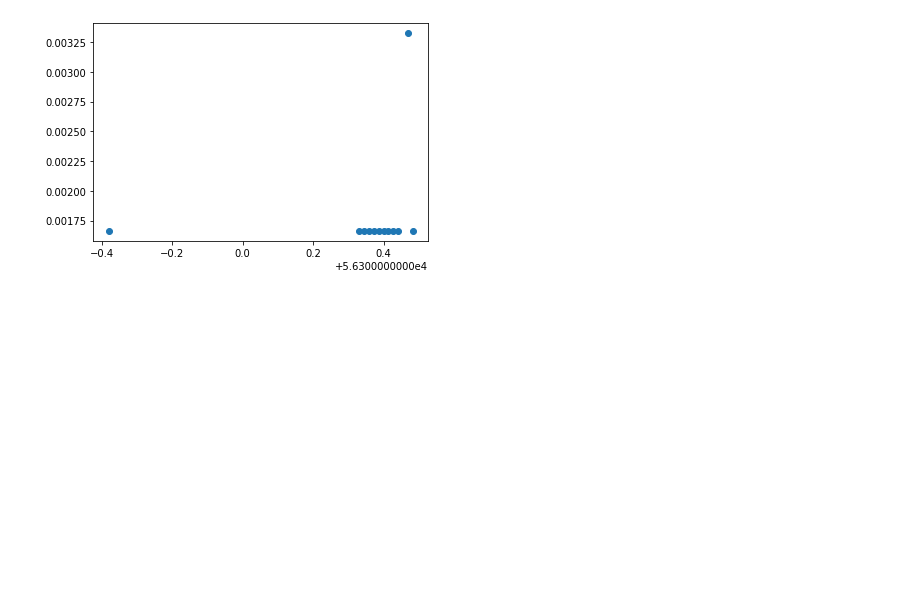
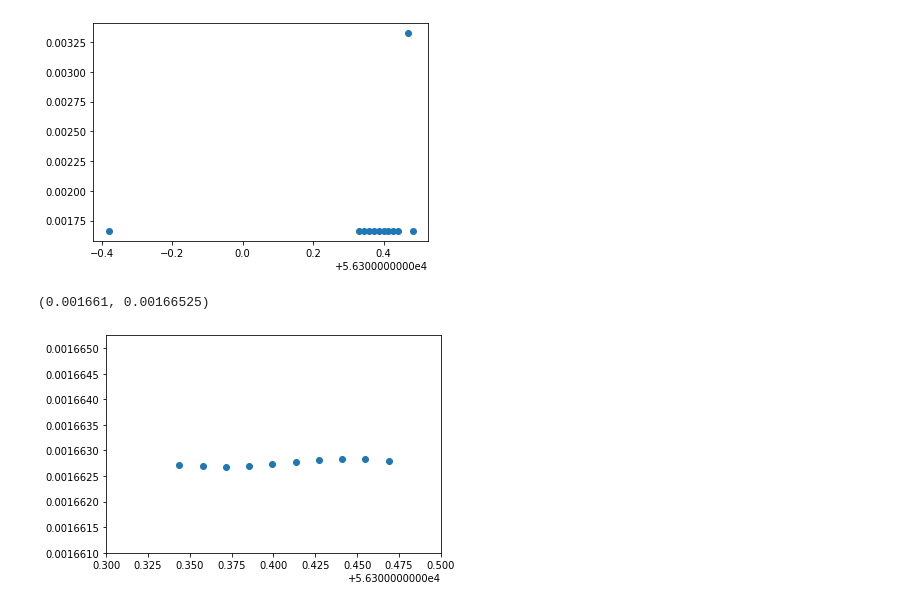
Before and after one commit to Yousousen/pulsar_analysis, a Jupyter notebook: src/script/rough_analysis_pulsar2.ipynb, the cells around one changed output. Cells and saved outputs as stored; diff of their text form; code cells hidden in the pictures; blank space fills up the shorter version.

```diff
--- a/src/script/rough_analysis_pulsar2.ipynb
+++ b/src/script/rough_analysis_pulsar2.ipynb
@@ -365,3 +396,10 @@ plt.scatter(list( reversed( sorted(list_MJD) ) ), periods)
 # %% [output]
 <matplotlib.collections.PathCollection at 0x...>
 [figure]
+# %%
+plt.scatter(list_mjd2, periods)
+plt.xlim(0.3 + 5.63 * 10 **4, 0.5 + 5.63 * 10 **4)
+plt.ylim(.001661, .00166525)
+# %% [output]
+(0.001661, 0.00166525)
+[figure, added]
```
Also changed, not shown: parts of 12 cells of this notebook.
